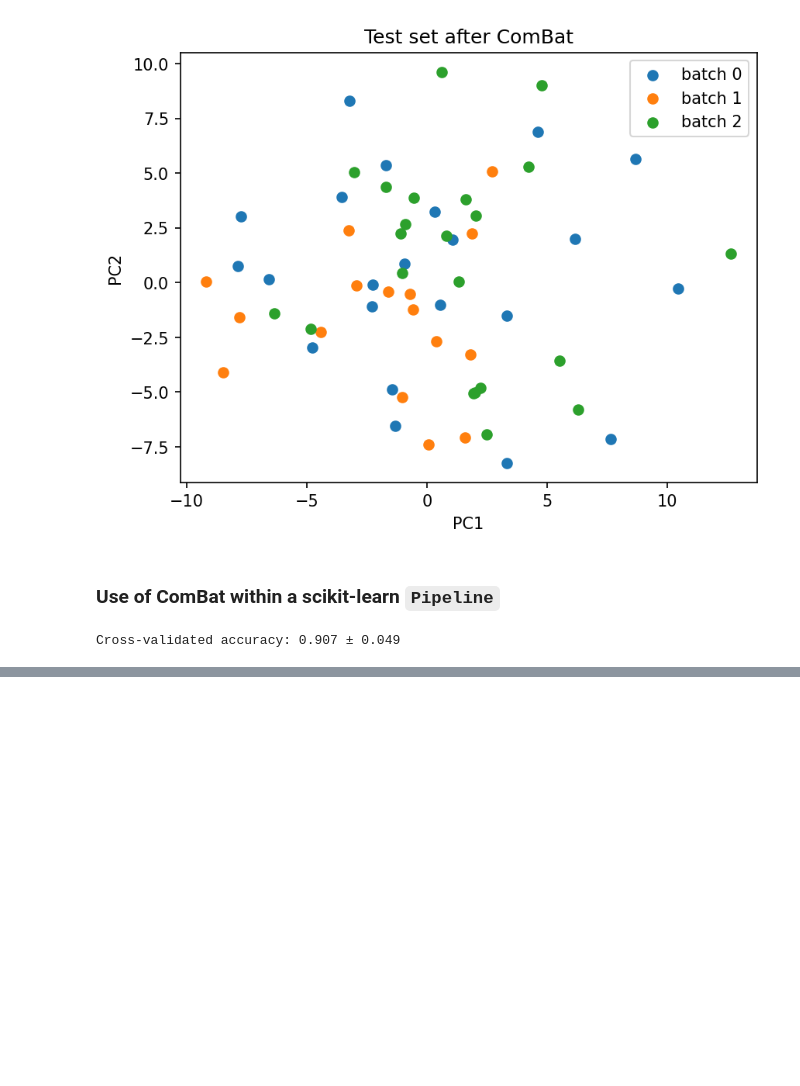
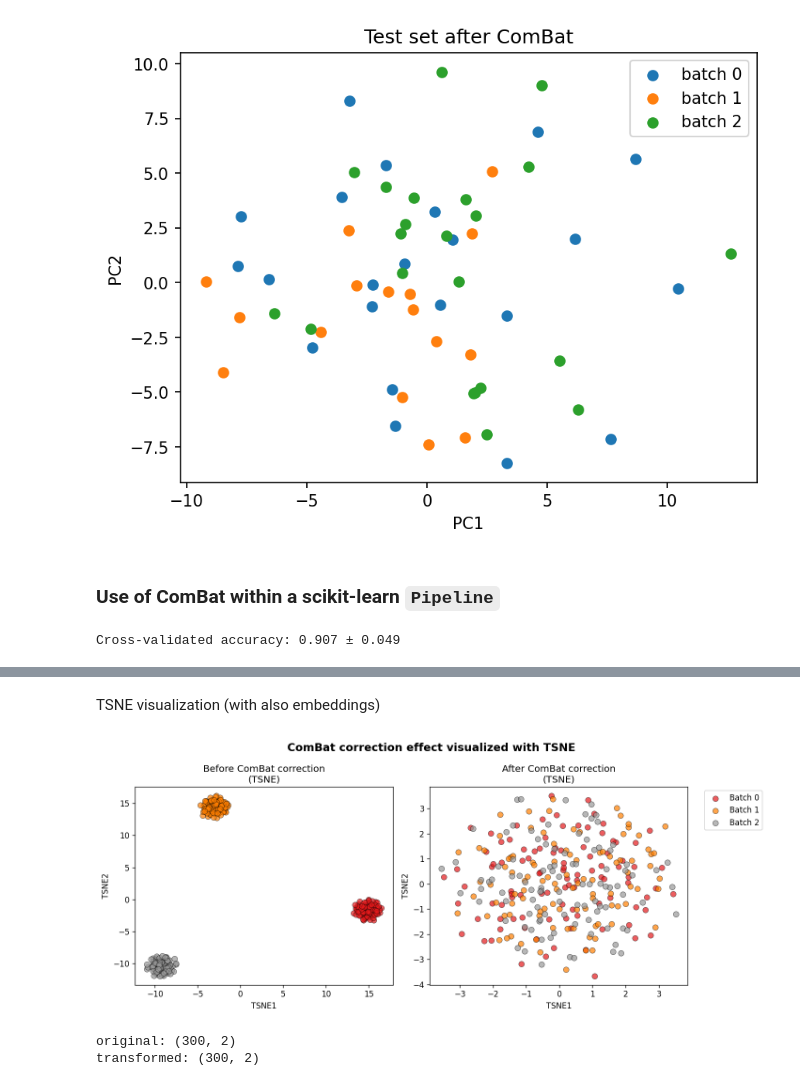
Before and after one commit to EttoreRocchi/combatlearn, a Jupyter notebook: docs/demo/combatlearn_demo.ipynb, the cells around one changed output, grey strips where cells are left out. Drawn from its saved outputs; the diff is of its cells as text; code cells hidden in the pictures; blank space fills up the shorter version.

```diff
--- a/docs/demo/combatlearn_demo.ipynb
+++ b/docs/demo/combatlearn_demo.ipynb
@@ -188,0 +212,17 @@ Cross‑validated accuracy: 0.907 ± 0.049
+# %% [markdown]
+TSNE visualization (with also embeddings)
+# %%
+fig_tsne, embeddings = combat.plot_transformation(
+    X,
+    reduction_method='tsne',
+    return_embeddings=True,
+    perplexity=50
+)
+# %% [output]
+[figure, added]
+# %%
+for k, emb in embeddings.items():
+    print(f"{k}: {emb.shape}")
+# %% [output]
+original: (300, 2)
+transformed: (300, 2)
```
Also changed, not shown: parts of 7 cells of this notebook, 1 other file.
